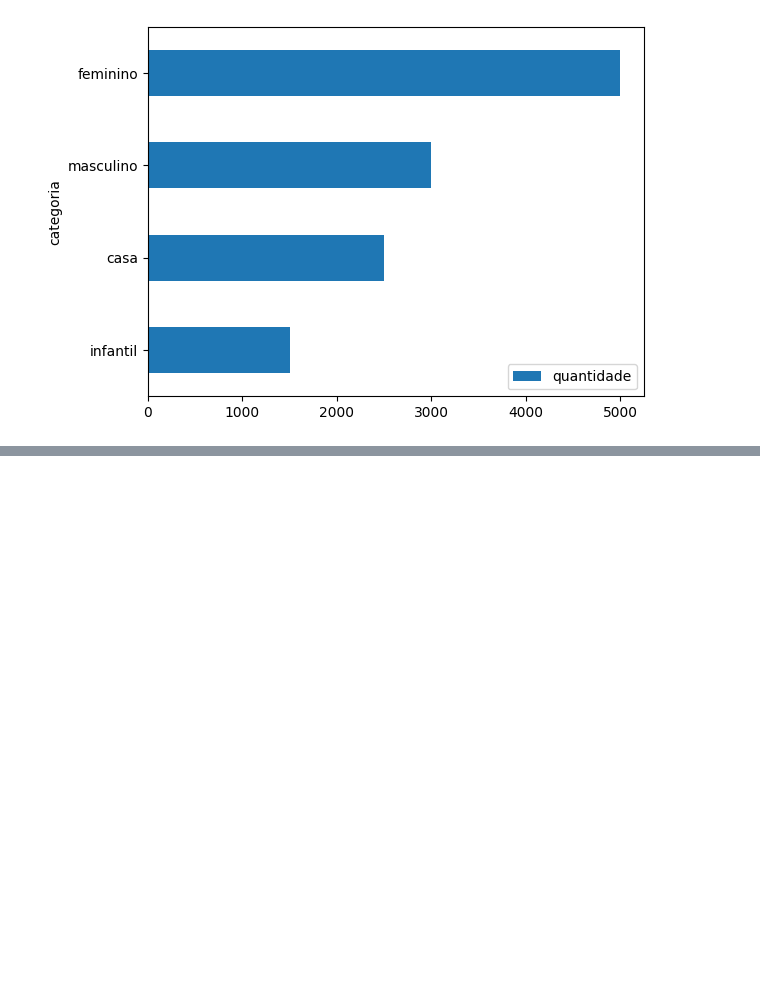
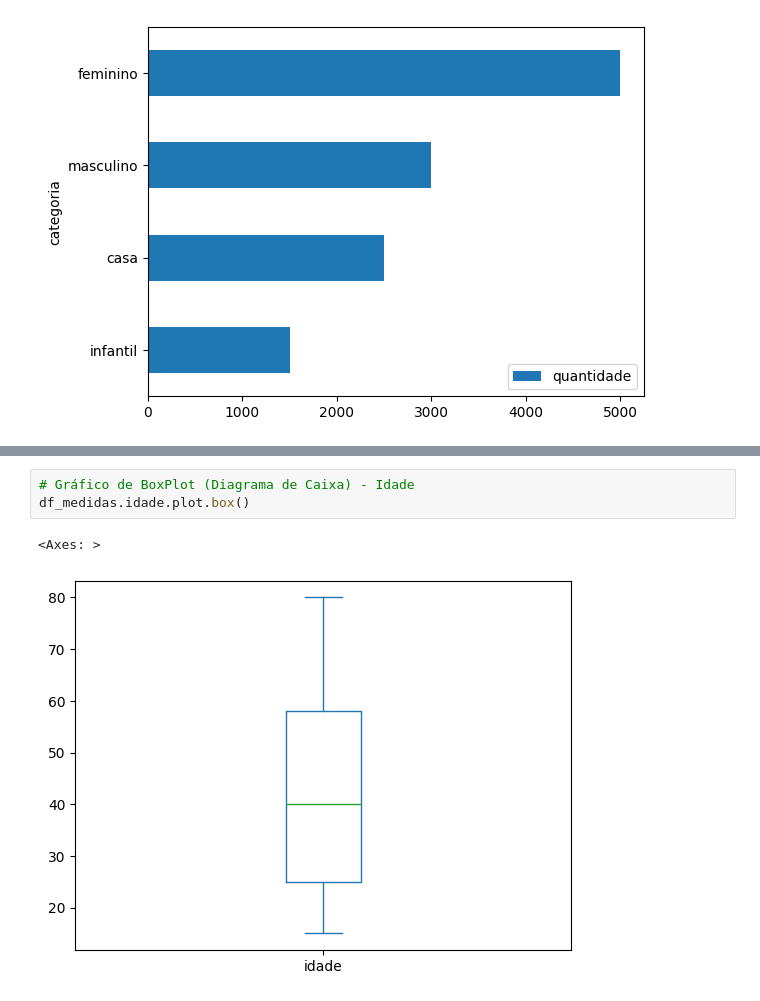
Before and after one commit to VictorBarretoLF/estatistica_programming, a Jupyter notebook: medidas_posicao_dispercao_forma.ipynb, the cells around one changed output, grey strips where cells are left out. Saved outputs shown, nothing was run; the diff lists cells and outputs as text; blank space fills up the shorter version.

```diff
--- a/medidas_posicao_dispercao_forma.ipynb
+++ b/medidas_posicao_dispercao_forma.ipynb
@@ -200,0 +207,6 @@ df_vendas.sort_values("quantidade").plot.barh(x="categoria", y="quantidade")
+# %%
+# Gráfico de BoxPlot (Diagrama de Caixa) - Idade
+df_medidas.idade.plot.box()
+# %% [output]
+<Axes: >
+[figure, added]
```
Also changed, not shown: parts of 2 cells of this notebook, 10 other files.
